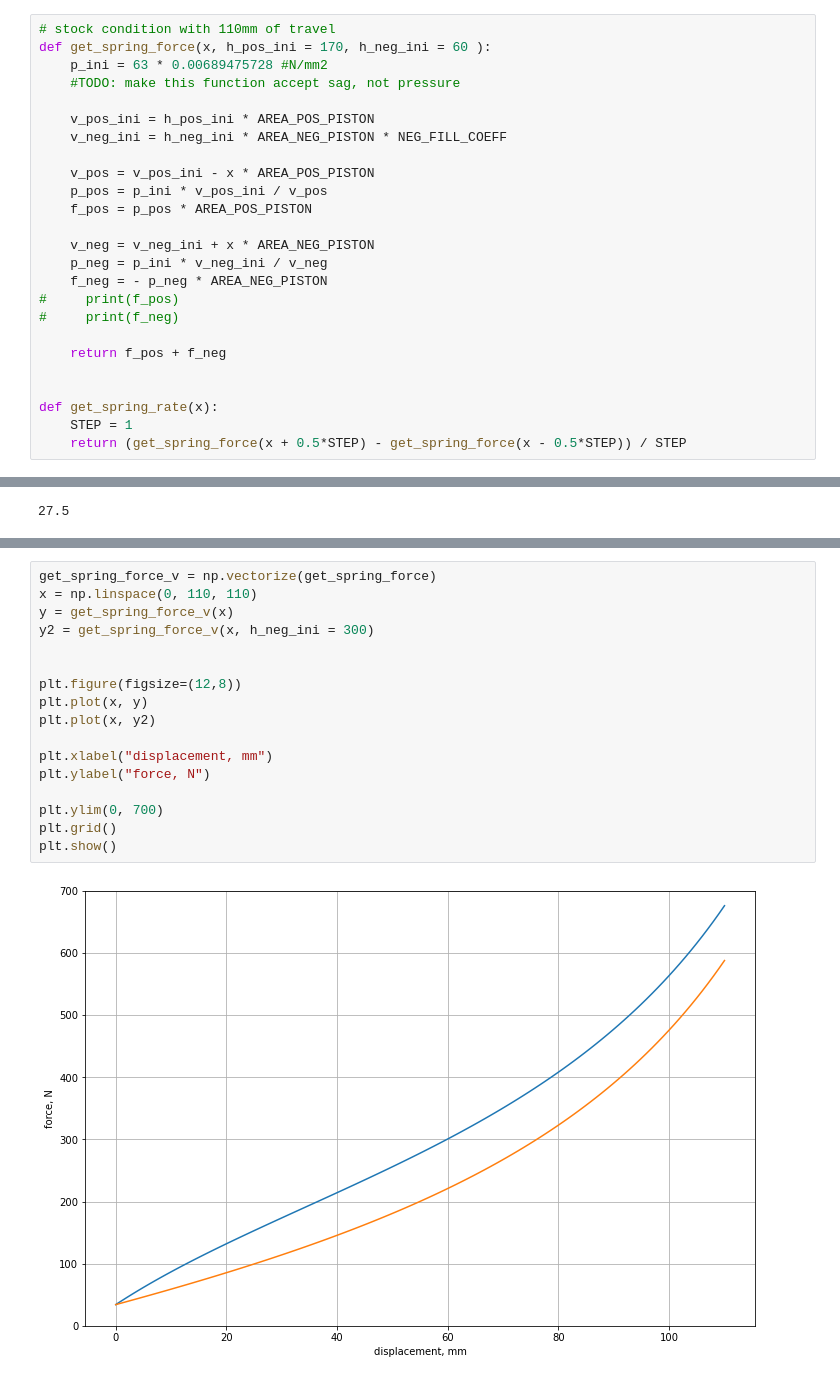
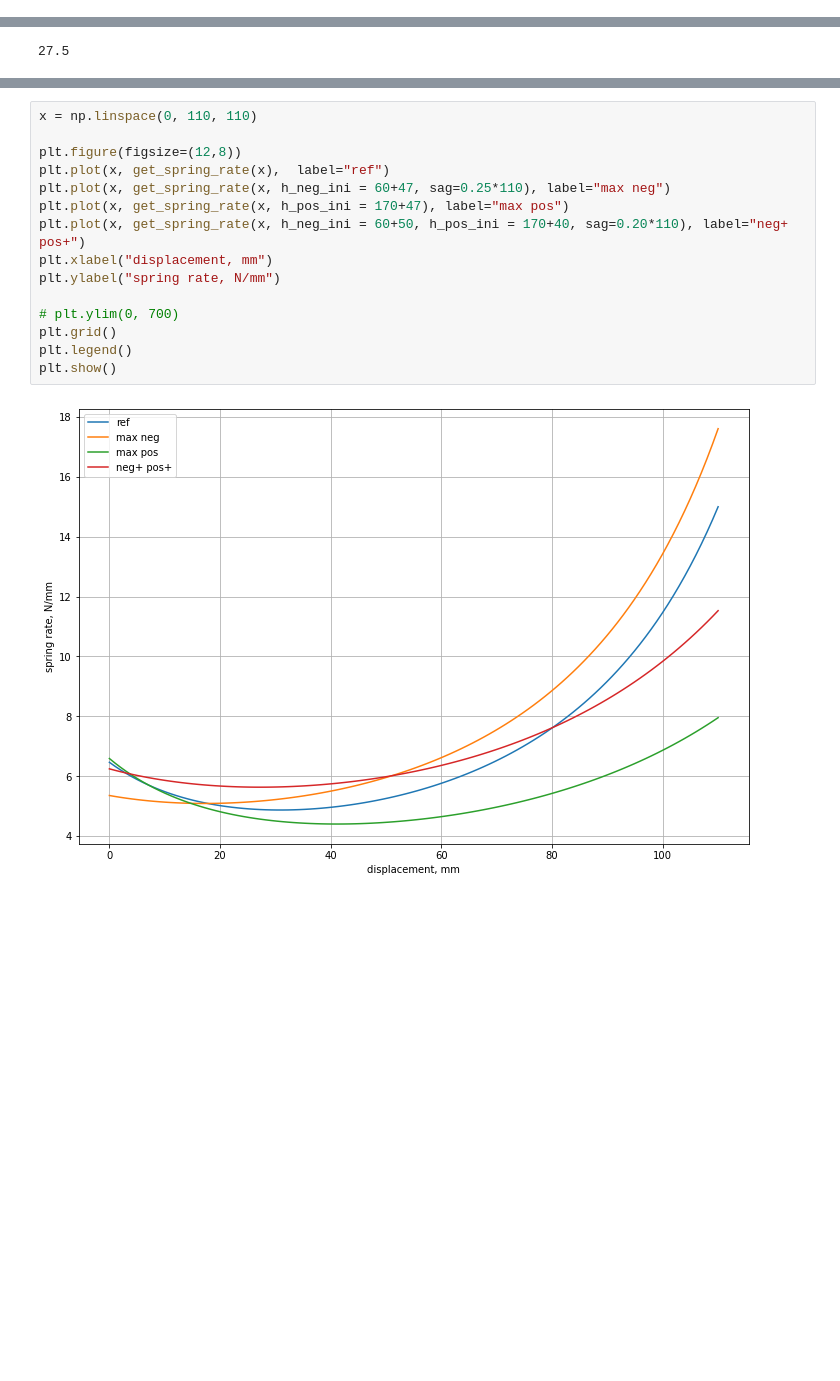
Before and after one commit to Chehlarov/MTB_calculations, a Jupyter notebook: MTB Air Spring.ipynb, the cells around one changed output, grey strips where cells are left out. Drawn from its saved outputs; the diff is of its cells as text; blank space fills up the shorter version.

```diff
--- a/MTB Air Spring.ipynb
+++ b/MTB Air Spring.ipynb
@@ -15,25 +17,0 @@ NEG_FILL_COEFF = 0.9
-# %%
-# stock condition with 110mm of travel
-def get_spring_force(x, h_pos_ini = 170, h_neg_ini = 60 ):
-    p_ini = 63 * 0.00689475728 #N/mm2
-    #TODO: make this function accept sag, not pressure
-
-    v_pos_ini = h_pos_ini * AREA_POS_PISTON
-    v_neg_ini = h_neg_ini * AREA_NEG_PISTON * NEG_FILL_COEFF
-
-    v_pos = v_pos_ini - x * AREA_POS_PISTON
-    p_pos = p_ini * v_pos_ini / v_pos
-    f_pos = p_pos * AREA_POS_PISTON
-
-    v_neg = v_neg_ini + x * AREA_NEG_PISTON
-    p_neg = p_ini * v_neg_ini / v_neg
-    f_neg = - p_neg * AREA_NEG_PISTON
-#     print(f_pos)
-#     print(f_neg)
-
-    return f_pos + f_neg
-
-
-def get_spring_rate(x):
-    STEP = 1
-    return (get_spring_force(x + 0.5*STEP) - get_spring_force(x - 0.5*STEP)) / STEP
@@ -53,19 +156,17 @@ sag_force
 # %%
-get_spring_force_v = np.vectorize(get_spring_force)
 x = np.linspace(0, 110, 110)
-y = get_spring_force_v(x)
-y2 = get_spring_force_v(x, h_neg_ini = 300)
-
 
 plt.figure(figsize=(12,8))
-plt.plot(x, y)
-plt.plot(x, y2)
+plt.plot(x, get_spring_rate(x),  label="ref")
+plt.plot(x, get_spring_rate(x, h_neg_ini = 60+47, sag=0.25*110), label="max neg")
+plt.plot(x, get_spring_rate(x, h_pos_ini = 170+47), label="max pos")
+plt.plot(x, get_spring_rate(x, h_neg_ini = 60+50, h_pos_ini = 170+40, sag=0.20*110), label="neg+ pos+")
+plt.xlabel("displacement, mm")
+plt.ylabel("spring rate, N/mm")
 
-plt.xlabel("displacement, mm")
-plt.ylabel("force, N")
-
-plt.ylim(0, 700)
+# plt.ylim(0, 700)
 plt.grid()
+plt.legend()
 plt.show()
 # %% [output]
-[figure, old version]
+[figure, new version]
```
Also changed, not shown: parts of 13 cells of this notebook.
